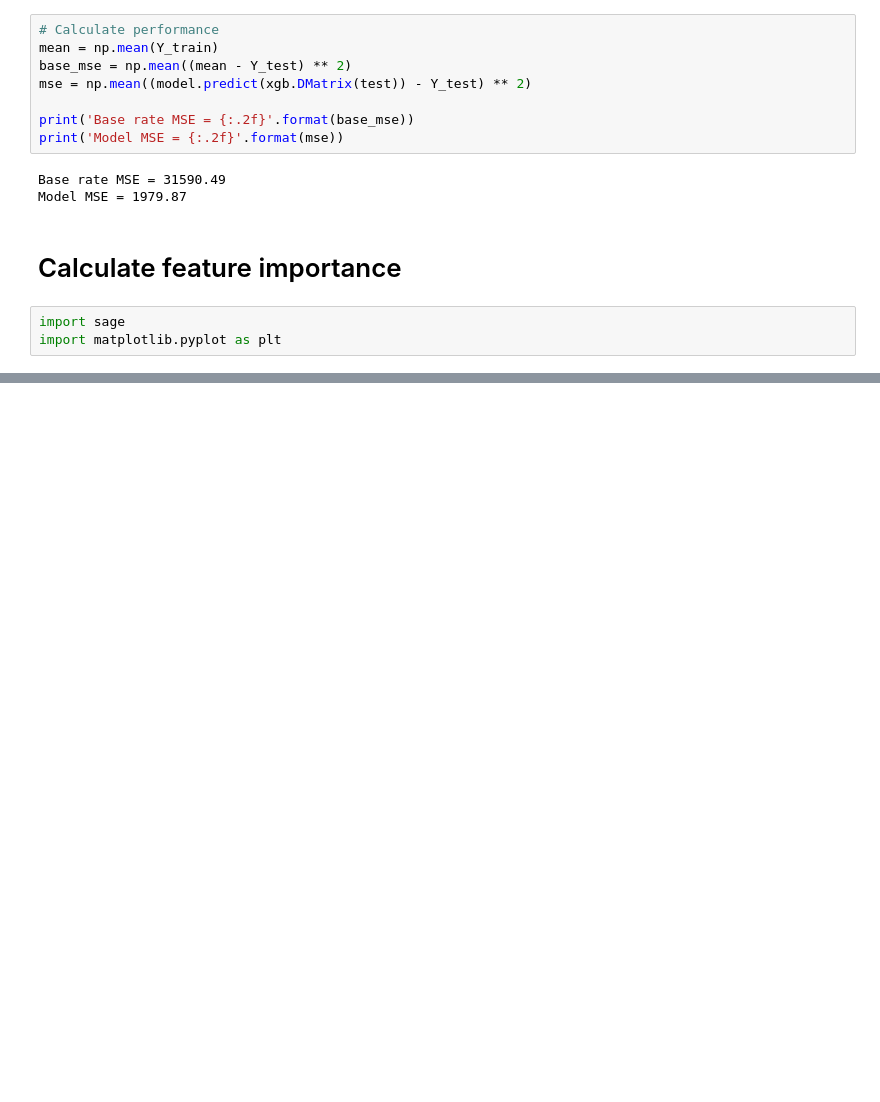
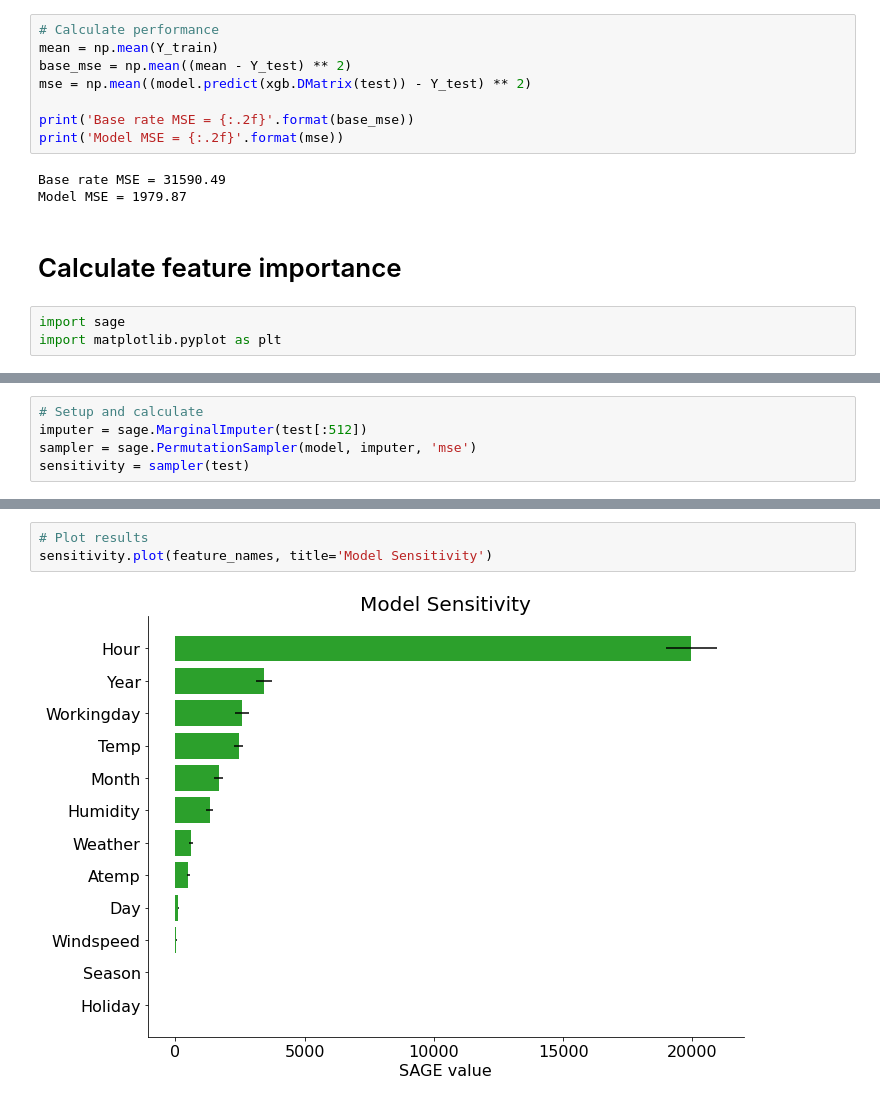
Before and after one commit to iancovert/sage, a Jupyter notebook: notebooks/bike.ipynb, the cells around one changed output, grey strips where cells are left out. Cells and saved outputs as stored; diff of their text form; blank space fills up the shorter version.

```diff
--- a/notebooks/bike.ipynb
+++ b/notebooks/bike.ipynb
@@ -95,0 +102,5 @@ sage_values.plot(feature_names)
+# %%
+# Setup and calculate
+imputer = sage.MarginalImputer(test[:512])
+sampler = sage.PermutationSampler(model, imputer, 'mse')
+sensitivity = sampler(test)
@@ -95,0 +116,5 @@ sage_values.plot(feature_names)
+# %%
+# Plot results
+sensitivity.plot(feature_names, title='Model Sensitivity')
+# %% [output]
+[figure, added]
```
Also changed, not shown: parts of 5 cells of this notebook, 6 other files.
